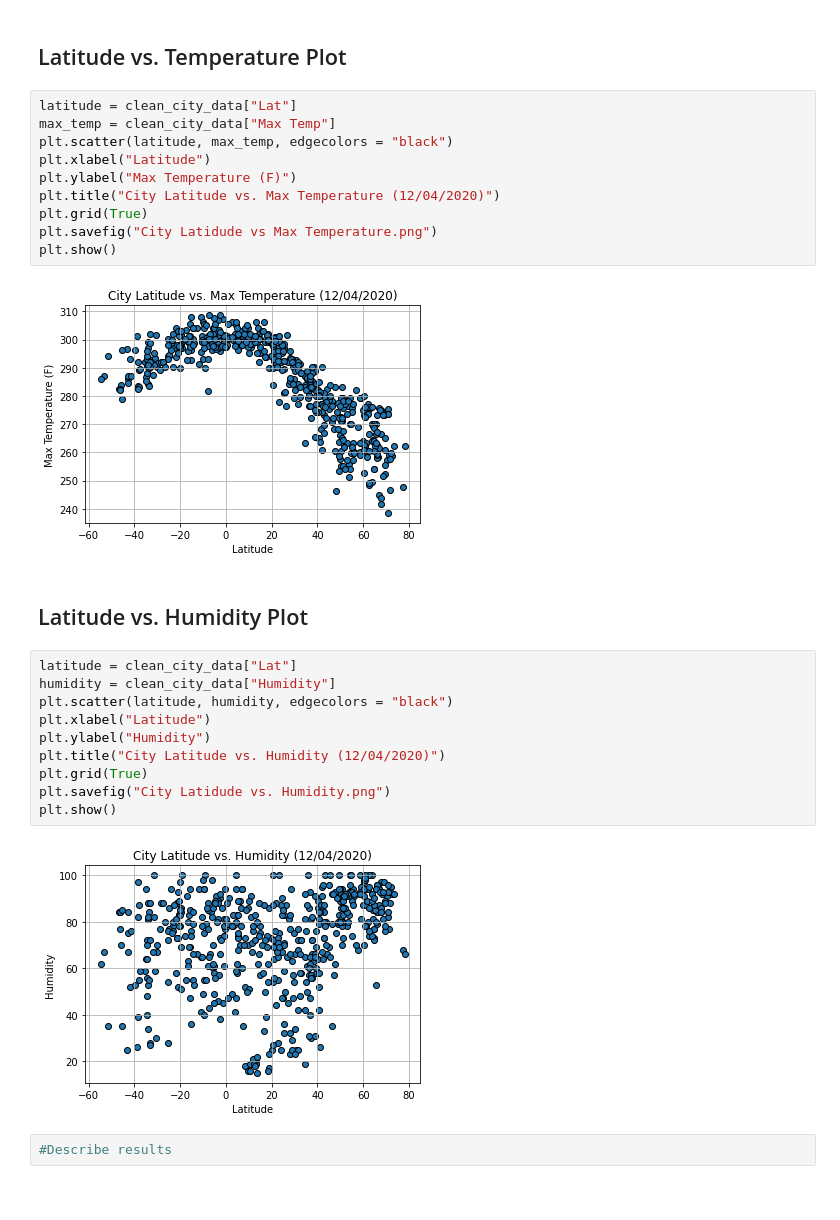
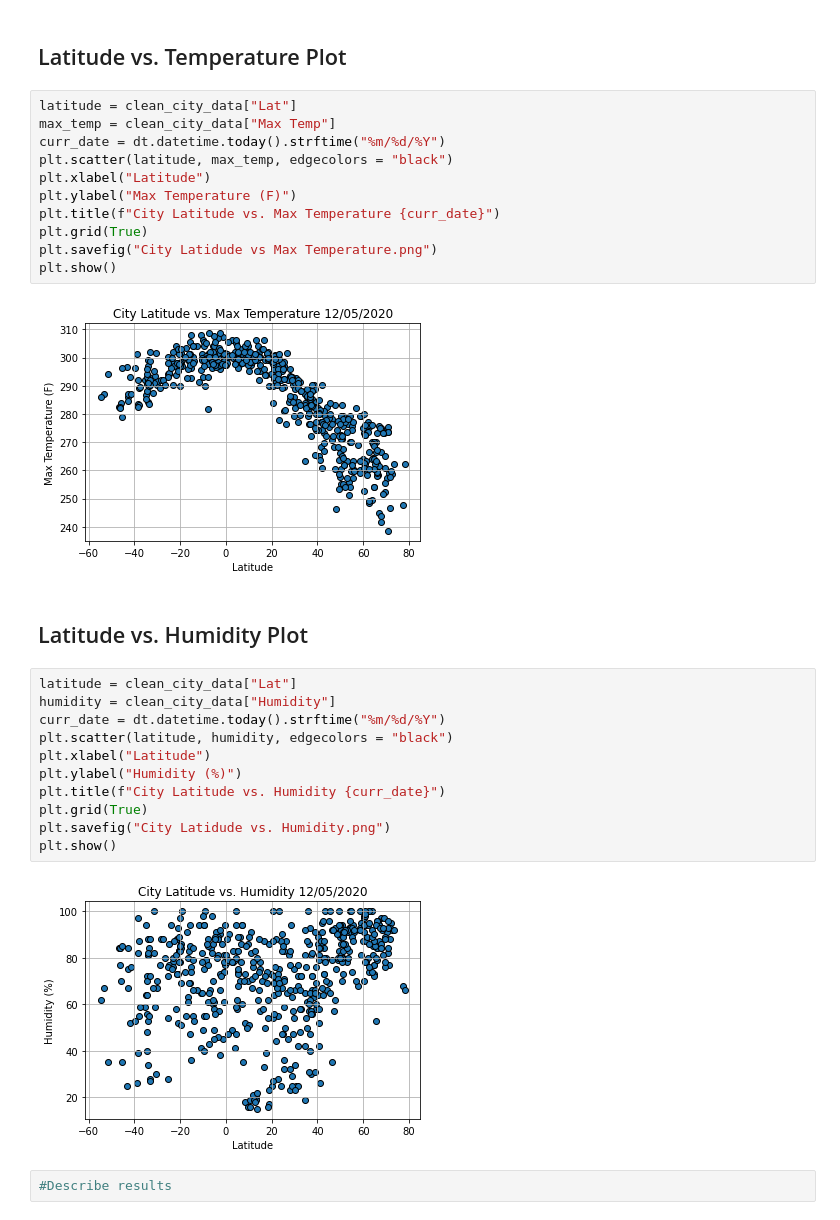
Before and after one commit to yperez0914/Whats-The-Weather-Like, a Jupyter notebook: WeatherPy/WeatherPy.ipynb, the cells around one changed output. Cells and saved outputs as stored; diff of their text form.

```diff
--- a/WeatherPy/WeatherPy.ipynb
+++ b/WeatherPy/WeatherPy.ipynb
@@ -260,29 +261,31 @@ clean_city_data
 # %%
 latitude = clean_city_data["Lat"]
 max_temp = clean_city_data["Max Temp"]
+curr_date = dt.datetime.today().strftime("%m/%d/%Y")
 plt.scatter(latitude, max_temp, edgecolors = "black")
 plt.xlabel("Latitude")
 plt.ylabel("Max Temperature (F)")
-plt.title("City Latitude vs. Max Temperature (12/04/2020)")
+plt.title(f"City Latitude vs. Max Temperature {curr_date}")
 plt.grid(True)
 plt.savefig("City Latidude vs Max Temperature.png")
 plt.show()
 # %% [output]
-[figure, old version]
+[figure, new version]
 # %% [markdown]
 ## Latitude vs. Humidity Plot
 # %%
 latitude = clean_city_data["Lat"]
 humidity = clean_city_data["Humidity"]
+curr_date = dt.datetime.today().strftime("%m/%d/%Y")
 plt.scatter(latitude, humidity, edgecolors = "black")
 plt.xlabel("Latitude")
-plt.ylabel("Humidity")
-plt.title("City Latitude vs. Humidity (12/04/2020)")
+plt.ylabel("Humidity (%)")
+plt.title(f"City Latitude vs. Humidity {curr_date}")
 plt.grid(True)
 plt.savefig("City Latidude vs. Humidity.png")
 plt.show()
 # %% [output]
-[figure, old version]
+[figure, new version]
 # %%
 #Describe results
 # %% [markdown]
```
Also changed, not shown: parts of 5 cells of this notebook, 8 other files.
